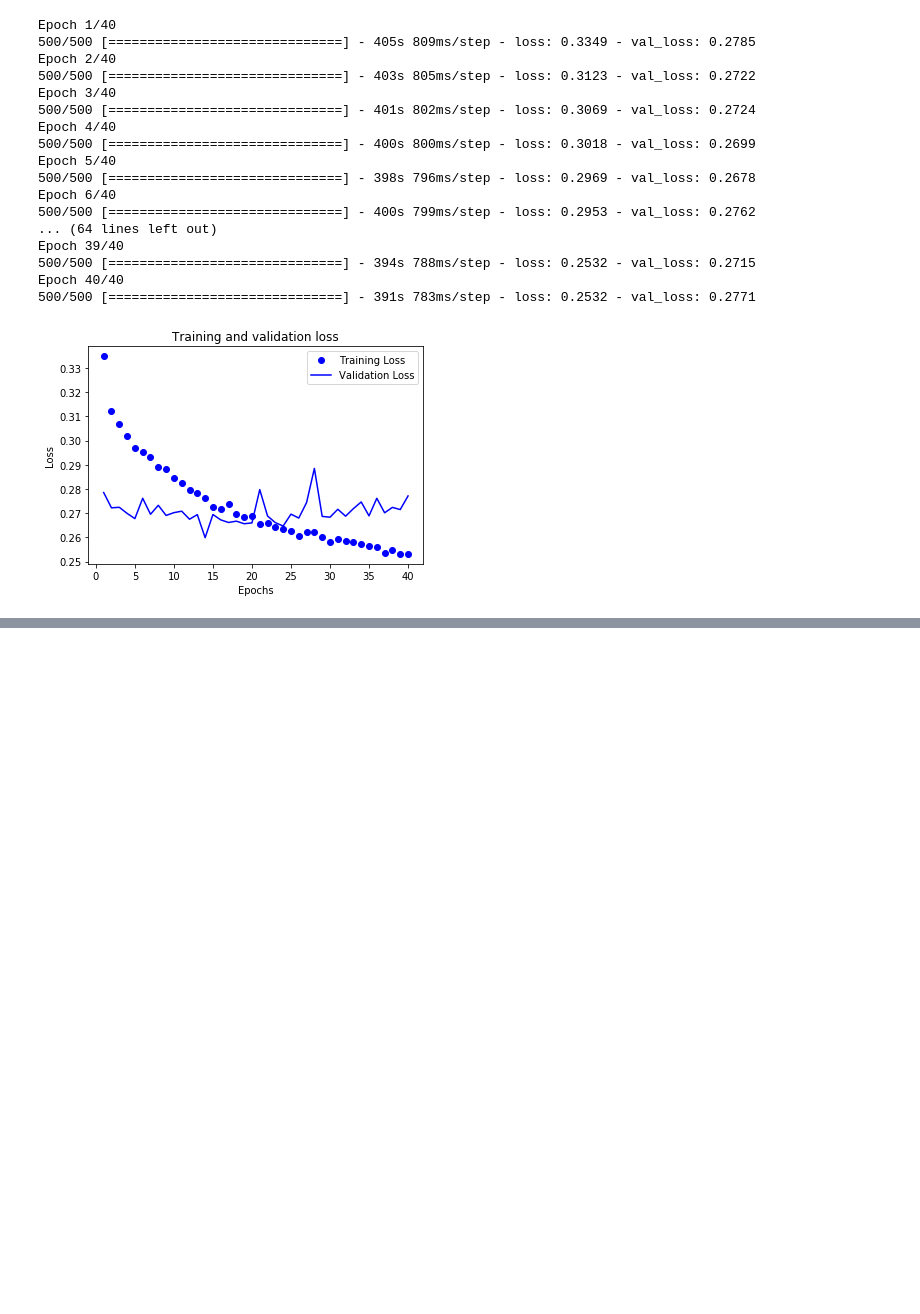
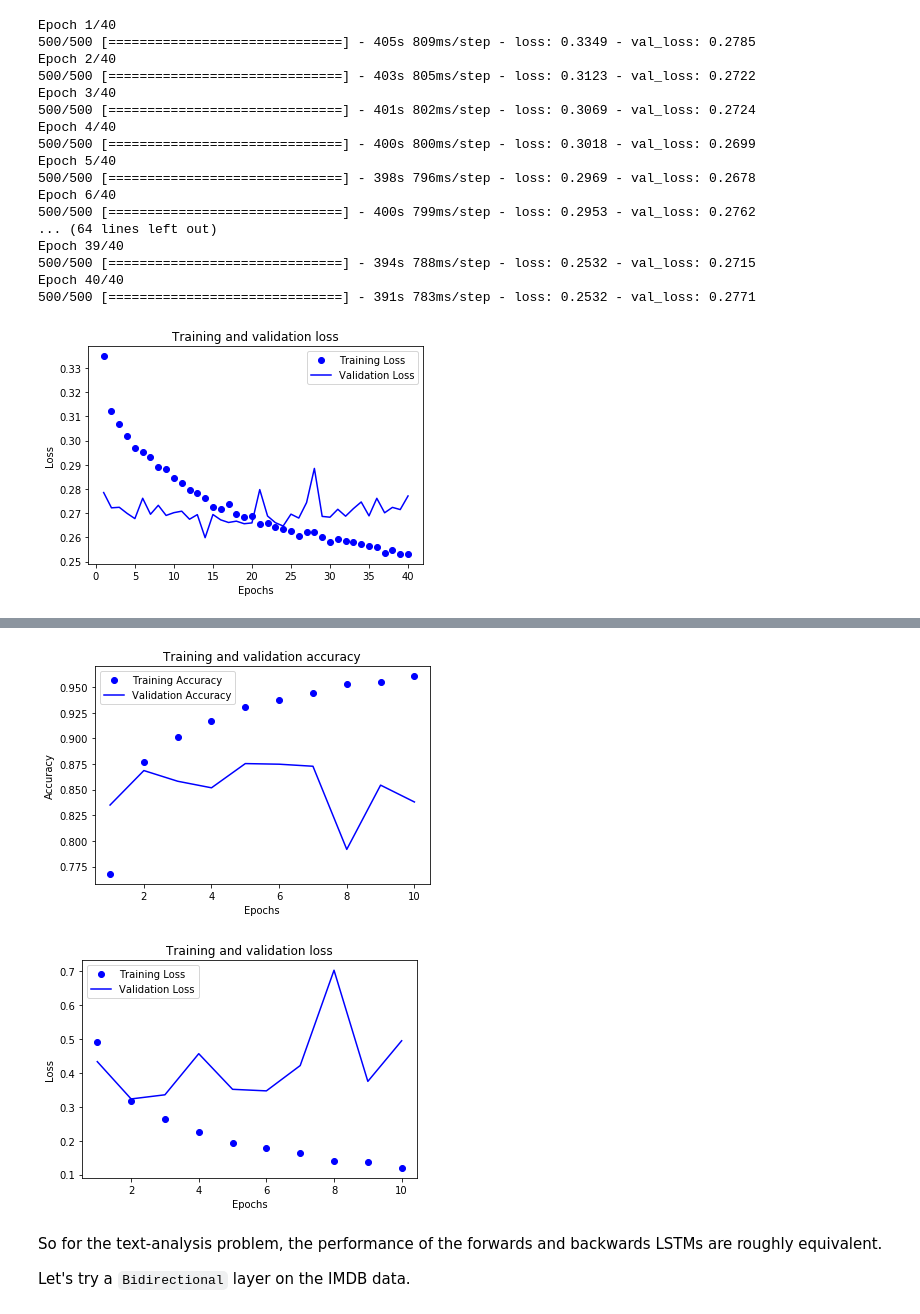
Before and after one commit to wllgrnt/keras-examples, a Jupyter notebook: Chapter6.ipynb, the cells around one changed output, grey strips where cells are left out. Drawn from its saved outputs; the diff is of its cells as text; code cells hidden in the pictures; blank space fills up the shorter version.

Commit message:
Bidirectional RNNs

```diff
--- a/Chapter6.ipynb
+++ b/Chapter6.ipynb
@@ -1134,0 +1311,34 @@ We see that adding an additional RNN layer does improve the results, though not
+# %%
+# Plot the loss and accuracy of the model over the training and validation data
+def plotLossAndAccuracy(history):
+  history_dict = history.history
+  acc = history_dict["acc"]
+  val_acc = history_dict["val_acc"]
+  loss = history_dict["loss"]
+  val_loss = history_dict["val_loss"]
+  epochs = range(1, len(loss) +1)
+
+  plt.plot(epochs, acc, "bo", label="Training Accuracy")
+  plt.plot(epochs, val_acc, "b", label="Validation Accuracy")
+  plt.title("Training and validation accuracy")
+  plt.xlabel("Epochs")
+  plt.ylabel("Accuracy")
+  plt.legend()
+  plt.show()
+
+  plt.plot(epochs, loss, "bo", label="Training Loss")
+  plt.plot(epochs, val_loss, "b", label="Validation Loss")
+  plt.title("Training and validation loss")
+  plt.xlabel("Epochs")
+  plt.ylabel("Loss")
+  plt.legend()
+  plt.show()
+# %%
+plotLossAndAccuracy(history) # Accuracy was about 0.88 for chronological LSTM on this data
+# %% [output]
+[figure, added]
+[figure, added]
+# %% [markdown]
+So for the text-analysis problem, the performance of the forwards and backwards LSTMs are roughly equivalent.
+
+Let's try a `Bidirectional` layer on the IMDB data.
```
Also changed, not shown: parts of 15 cells of this notebook.
